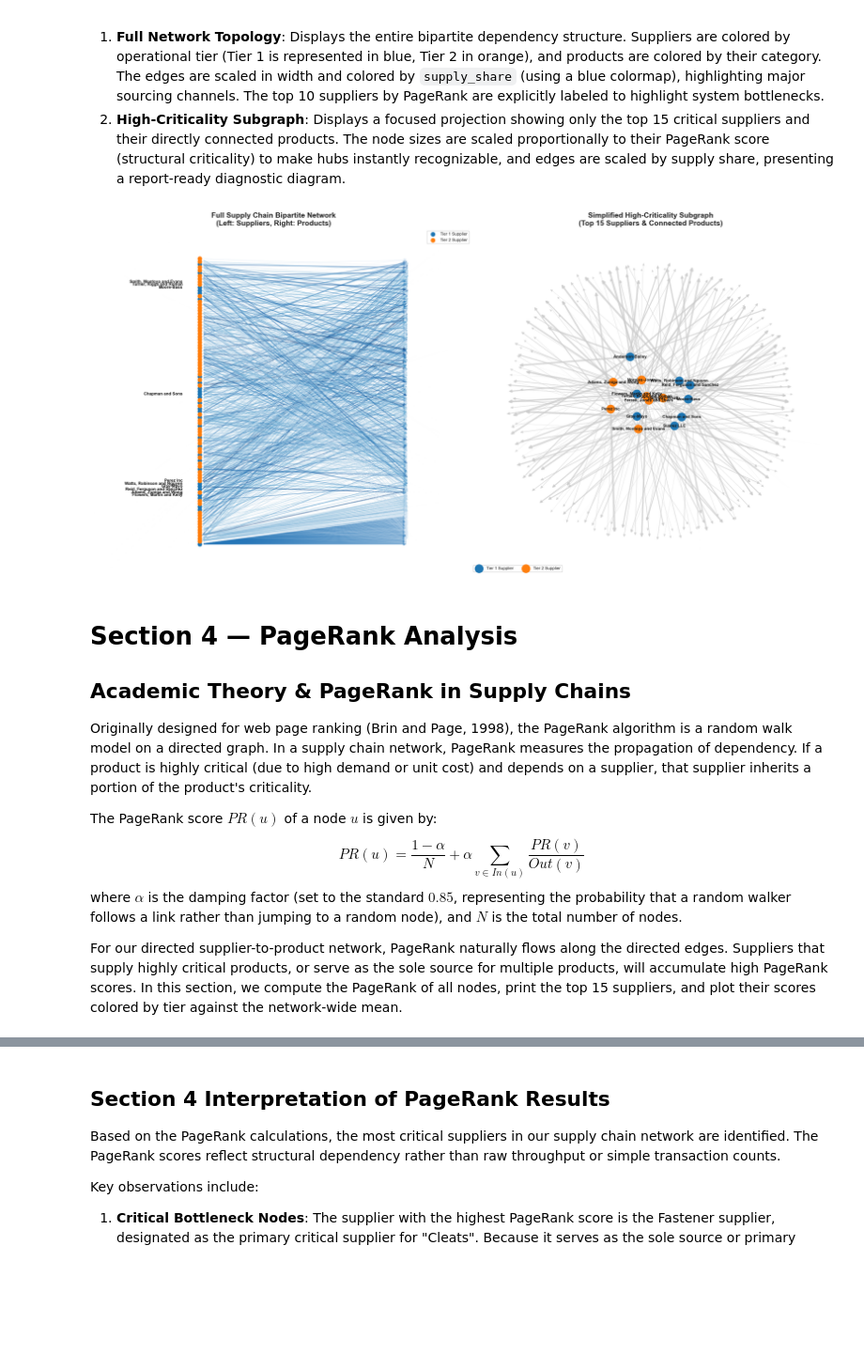
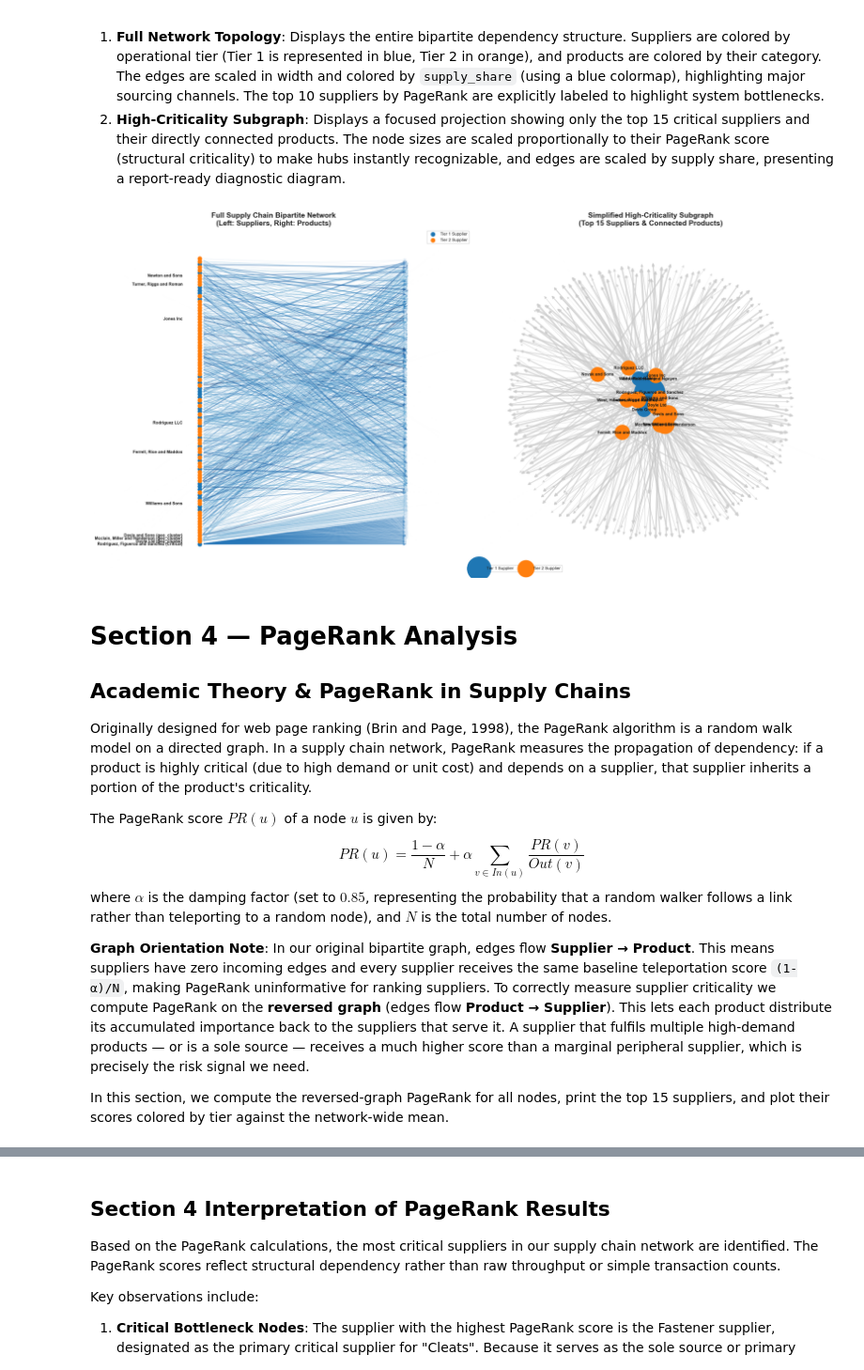
Before and after one commit to Janhwhy/supply-chain-shock-simulator, a Jupyter notebook: notebooks/02_graph_construction.ipynb, the cells around one changed output, grey strips where cells are left out. Shown at 94% size. Cells and saved outputs as stored; diff of their text form; code cells hidden in the pictures; blank space fills up the shorter version.

```diff
--- a/notebooks/02_graph_construction.ipynb
+++ b/notebooks/02_graph_construction.ipynb
@@ -117,8 +117,13 @@ To optimize information density and readability, we present two visualizations s
 1. **Full Network Topology**: Displays the entire bipartite dependency structure. Suppliers are colored by operational tier (Tier 1 is represented in blue, Tier 2 in orange), and products are colored by their category. The edges are scaled in width and colored by `supply_share` (using a blue colormap), highlighting major sourcing channels. The top 10 suppliers by PageRank are explicitly labeled to highlight system bottlenecks.
 2. **High-Criticality Subgraph**: Displays a focused projection showing only the top 15 critical suppliers and their directly connected products. The node sizes are scaled proportionally to their PageRank score (structural criticality) to make hubs instantly recognizable, and edges are scaled by supply share, presenting a report-ready diagnostic diagram.
 # %%
-# Compute PageRank and Centrality Metrics beforehand
-df_pr = compute_pagerank(G, alpha=0.85)
+# Compute PageRank on the REVERSED graph (Product -> Supplier direction).
+# In the original graph edges flow Supplier -> Product, so suppliers have zero incoming
+# edges and all receive the same baseline teleportation score. Reversing the graph lets
+# products distribute their criticality back to suppliers, which is the correct semantic:
+# a supplier is 'important' when products DEPEND on it.
+G_rev = G.reverse()
+df_pr = compute_pagerank(G_rev, alpha=0.85)
 df_cent = compute_centrality_metrics(G)
 
 # Set up matplotlib figure with side by side subplots
@@ -209,43 +214,45 @@ nx.draw_networkx_nodes(G_sub, pos_sub, nodelist=sub_t1_nodes,
 nx.draw_networkx_nodes(G_sub, pos_sub, nodelist=sub_t2_nodes,
                        node_color='#ff7f0e',
                        node_size=[pr_dict.get(n, 0) * 100000 + 100 for n in sub_t2_nodes],
                        label='Tier 2 Supplier', ax=ax2)
 
 # Draw products colored by category
 for cat in categories:
     cat_nodes = [n for n in sub_prods if G_sub.nodes[n].get('category') == cat]
     if cat_nodes:
         nx.draw_networkx_nodes(G_sub, pos_sub, nodelist=cat_nodes,
                                node_color=[cat_color_map[cat]],
                                node_size=[pr_dict.get(n, 0) * 50000 + 40 for n in cat_nodes],
                                label=f"Prod: {cat}", ax=ax2)
 
 # Draw edges weighted by supply share
 sub_edges = G_sub.edges(data=True)
 sub_weights = [d['weight'] for u, v, d in sub_edges]
 nx.draw_networkx_edges(G_sub, pos_sub, width=[w * 4 for w in sub_weights], edge_color='#cccccc', alpha=0.7, ax=ax2)
 
 # Label top 15 suppliers with their names
 sub_labels = {n: G_sub.nodes[n].get('supplier_name').replace(" (Critical)", "").replace(" (geo_cluster)", "")
               for n in sub_sups}
 nx.draw_networkx_labels(G_sub, pos_sub, labels=sub_labels, font_size=8, font_weight='bold', ax=ax2)
 
 ax2.axis('off')
 ax2.legend(loc='lower left', fontsize=8, ncol=2)
 
 plt.tight_layout()
 plt.show()
 # %% [output]
-[figure, old version]
+[figure, new version]
 # %% [markdown]
 # Section 4 — PageRank Analysis
 
 ## Academic Theory & PageRank in Supply Chains
-Originally designed for web page ranking (Brin and Page, 1998), the PageRank algorithm is a random walk model on a directed graph. In a supply chain network, PageRank measures the propagation of dependency. If a product is highly critical (due to high demand or unit cost) and depends on a supplier, that supplier inherits a portion of the product's criticality.
+Originally designed for web page ranking (Brin and Page, 1998), the PageRank algorithm is a random walk model on a directed graph. In a supply chain network, PageRank measures the propagation of dependency: if a product is highly critical (due to high demand or unit cost) and depends on a supplier, that supplier inherits a portion of the product's criticality.
 
 The PageRank score $PR(u)$ of a node $u$ is given by:
 $$PR(u) = \frac{1-\alpha}{N} + \alpha \sum_{v \in In(u)} \frac{PR(v)}{Out(v)}$$
-where $\alpha$ is the damping factor (set to the standard $0.85$, representing the probability that a random walker follows a link rather than jumping to a random node), and $N$ is the total number of nodes.
+where $\alpha$ is the damping factor (set to $0.85$, representing the probability that a random walker follows a link rather than teleporting to a random node), and $N$ is the total number of nodes.
 
-For our directed supplier-to-product network, PageRank naturally flows along the directed edges. Suppliers that supply highly critical products, or serve as the sole source for multiple products, will accumulate high PageRank scores. In this section, we compute the PageRank of all nodes, print the top 15 suppliers, and plot their scores colored by tier against the network-wide mean.
+**Graph Orientation Note**: In our original bipartite graph, edges flow **Supplier → Product**. This means suppliers have zero incoming edges and every supplier receives the same baseline teleportation score `(1-α)/N`, making PageRank uninformative for ranking suppliers. To correctly measure supplier criticality we compute PageRank on the **reversed graph** (edges flow **Product → Supplier**). This lets each product distribute its accumulated importance back to the suppliers that serve it. A supplier that fulfils multiple high-demand products — or is a sole source — receives a much higher score than a marginal peripheral supplier, which is precisely the risk signal we need.
+
+In this section, we compute the reversed-graph PageRank for all nodes, print the top 15 suppliers, and plot their scores colored by tier against the network-wide mean.
 # %%
```
Also changed, not shown: parts of 4 cells of this notebook.
